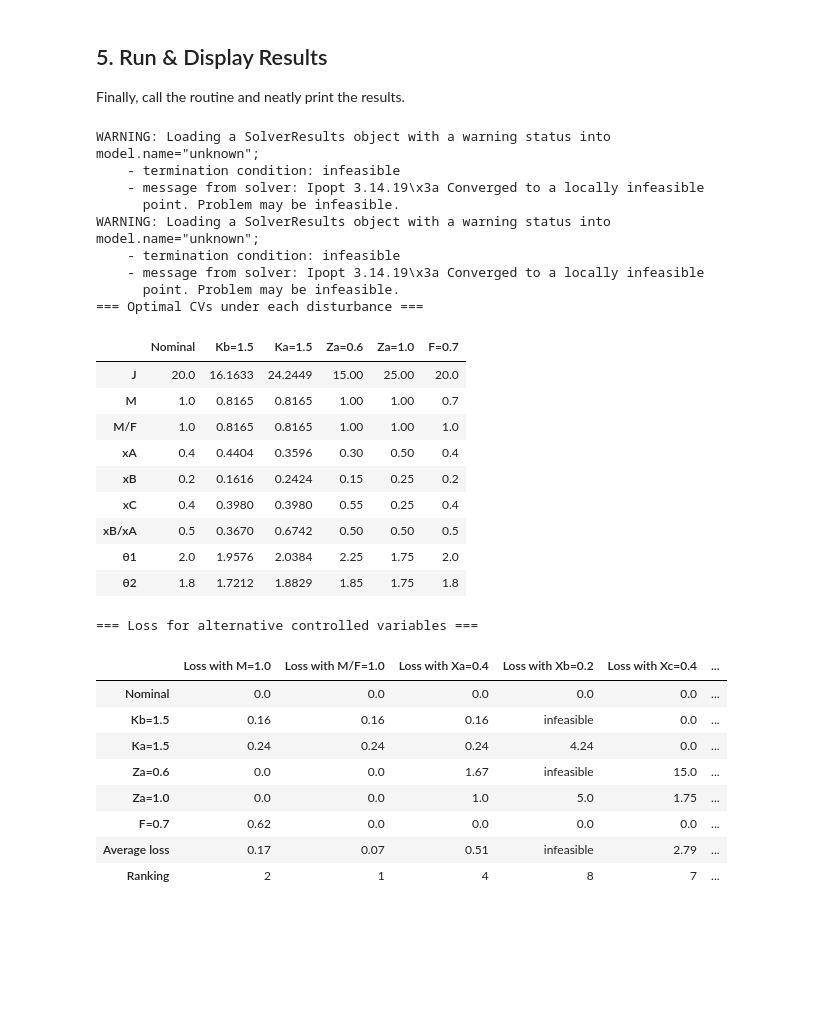
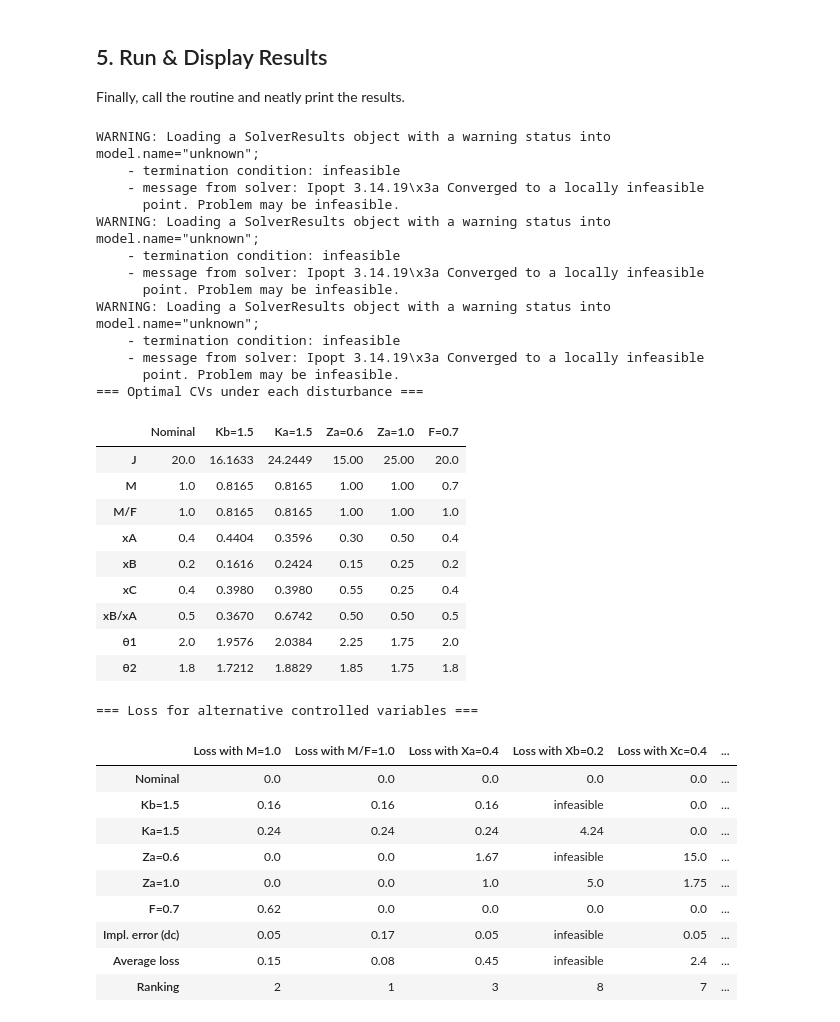
Before and after one commit to Saketdhake/Self_Optimizing_Control, a Jupyter notebook: Examples/CSTR.ipynb, the cells around one changed output. Saved outputs shown, nothing was run; the diff lists cells and outputs as text; code cells hidden in the pictures; blank space fills up the shorter version.

Commit message:
Implementation error added in the core code and tried in cstr case study.

```diff
--- a/Examples/CSTR.ipynb
+++ b/Examples/CSTR.ipynb
@@ -106,6 +106,16 @@ Controlled_Variables = {
     "Xa+3Xb+2Xc=1.8": lambda m: m.add_component("t2", pyo.Constraint(expr=m.Xa+3*m.Xb+2*m.Xc==1.8)),
 }
 
+Impl_Error_Designs = {
+    "M=1.0":       lambda m: m.M.fix(1.1),           # M = 1.0 + 0.1 (10% error)
+    "M/F=1.0":     lambda m: m.add_component("mf_eq", pyo.Constraint(expr=m.M == 1.2 * m.F)),  # M/F = 1.2 (20% error)
+    "Xa=0.4":      lambda m: m.Xa.fix(0.42),          # Xa = 0.4 + 0.02 (5% error)
+    "Xb=0.2":      lambda m: m.Xb.fix(0.21),          # Xb = 0.2 + 0.01 (5% error)
+    "Xc=0.4":      lambda m: m.Xc.fix(0.42),          # Xc = 0.4 + 0.02 (5% error)
+    "Xb/Xa=0.5":   lambda m: m.add_component("ratio", pyo.Constraint(expr=m.Xb == 0.55 * m.Xa)),  # ratio = 0.55 (10% error)
+    "Xa+2Xb+3Xc=2.0": lambda m: m.add_component("t1", pyo.Constraint(expr=m.Xa + 2 * m.Xb + 3 * m.Xc == 2.1)),  # +0.1
+    "Xa+3Xb+2Xc=1.8": lambda m: m.add_component("t2", pyo.Constraint(expr=m.Xa + 3 * m.Xb + 2 * m.Xc == 1.9)),  # +0.1
+}
 CVs = {
     "J":     lambda m,c: value(m.J),
     "M":     lambda m,c: value(m.M),
@@ -163,6 +149,7 @@ results_df, loss_matrix = run_self_optimizing_model(
     parallel=False,
     n_workers=None,
     mark_negative_loss_infeasible=False,
+    impl_error_designs=Impl_Error_Designs,
     tee=False,                           # NEW (optional)
 )
 
@@ -174,39 +161,46 @@ display(loss_matrix)
 
 
 
-#TODO:  generate documentation from docstrings (use syphix or jupyterbooks )
-#TODO: perform tests
+#TODO:  done generate documentation from docstrings (use syphix or jupyterbooks )
+#TODO: done perform tests
+#TODO: done add implementation error to the designs and see how the results change
 #TODO: find a new problem statement and try using this function if it can be solved or not.
 #TODO: remove the todo 2
 # %% [output]
+WARNING: Loading a SolverResults object with a warning status into
+model.name="unknown";
+    - termination condition: infeasible
+    - message from solver: Ipopt 3.14.19\x3a Converged to a locally infeasible
+      point. Problem may be infeasible.
 WARNING: Loading a SolverResults object with a warning status into
 model.name="unknown";
     - termination condition: infeasible
     - message from solver: Ipopt 3.14.19\x3a Converged to a locally infeasible
       point. Problem may be infeasible.
 WARNING: Loading a SolverResults object with a warning status into
 model.name="unknown";
     - termination condition: infeasible
     - message from solver: Ipopt 3.14.19\x3a Converged to a locally infeasible
       point. Problem may be infeasible.
 === Optimal CVs under each disturbance ===
 |  | Nominal | Kb=1.5 | Ka=1.5 | Za=0.6 | Za=1.0 | F=0.7 |
 | J | 20.0 | 16.1633 | 24.2449 | 15.00 | 25.00 | 20.0 |
 | M | 1.0 | 0.8165 | 0.8165 | 1.00 | 1.00 | 0.7 |
 | M/F | 1.0 | 0.8165 | 0.8165 | 1.00 | 1.00 | 1.0 |
 | xA | 0.4 | 0.4404 | 0.3596 | 0.30 | 0.50 | 0.4 |
 | xB | 0.2 | 0.1616 | 0.2424 | 0.15 | 0.25 | 0.2 |
 | xC | 0.4 | 0.3980 | 0.3980 | 0.55 | 0.25 | 0.4 |
 | xB/xA | 0.5 | 0.3670 | 0.6742 | 0.50 | 0.50 | 0.5 |
 | θ1 | 2.0 | 1.9576 | 2.0384 | 2.25 | 1.75 | 2.0 |
 | θ2 | 1.8 | 1.7212 | 1.8829 | 1.85 | 1.75 | 1.8 |
 === Loss for alternative controlled variables ===
 |  | Loss with M=1.0 | Loss with M/F=1.0 | Loss with Xa=0.4 | Loss with Xb=0.2 | Loss with Xc=0.4 | ... |
 | Nominal | 0.0 | 0.0 | 0.0 | 0.0 | 0.0 | ... |
 | Kb=1.5 | 0.16 | 0.16 | 0.16 | infeasible | 0.0 | ... |
 | Ka=1.5 | 0.24 | 0.24 | 0.24 | 4.24 | 0.0 | ... |
 | Za=0.6 | 0.0 | 0.0 | 1.67 | infeasible | 15.0 | ... |
 | Za=1.0 | 0.0 | 0.0 | 1.0 | 5.0 | 1.75 | ... |
 | F=0.7 | 0.62 | 0.0 | 0.0 | 0.0 | 0.0 | ... |
-| Average loss | 0.17 | 0.07 | 0.51 | infeasible | 2.79 | ... |
-| Ranking | 2 | 1 | 4 | 8 | 7 | ... |
+| Impl. error (dc) | 0.05 | 0.17 | 0.05 | infeasible | 0.05 | ... |
+| Average loss | 0.15 | 0.08 | 0.45 | infeasible | 2.4 | ... |
+| Ranking | 2 | 1 | 3 | 8 | 7 | ... |
```
Also changed, not shown: parts of 2 cells of this notebook, 2 other files.
